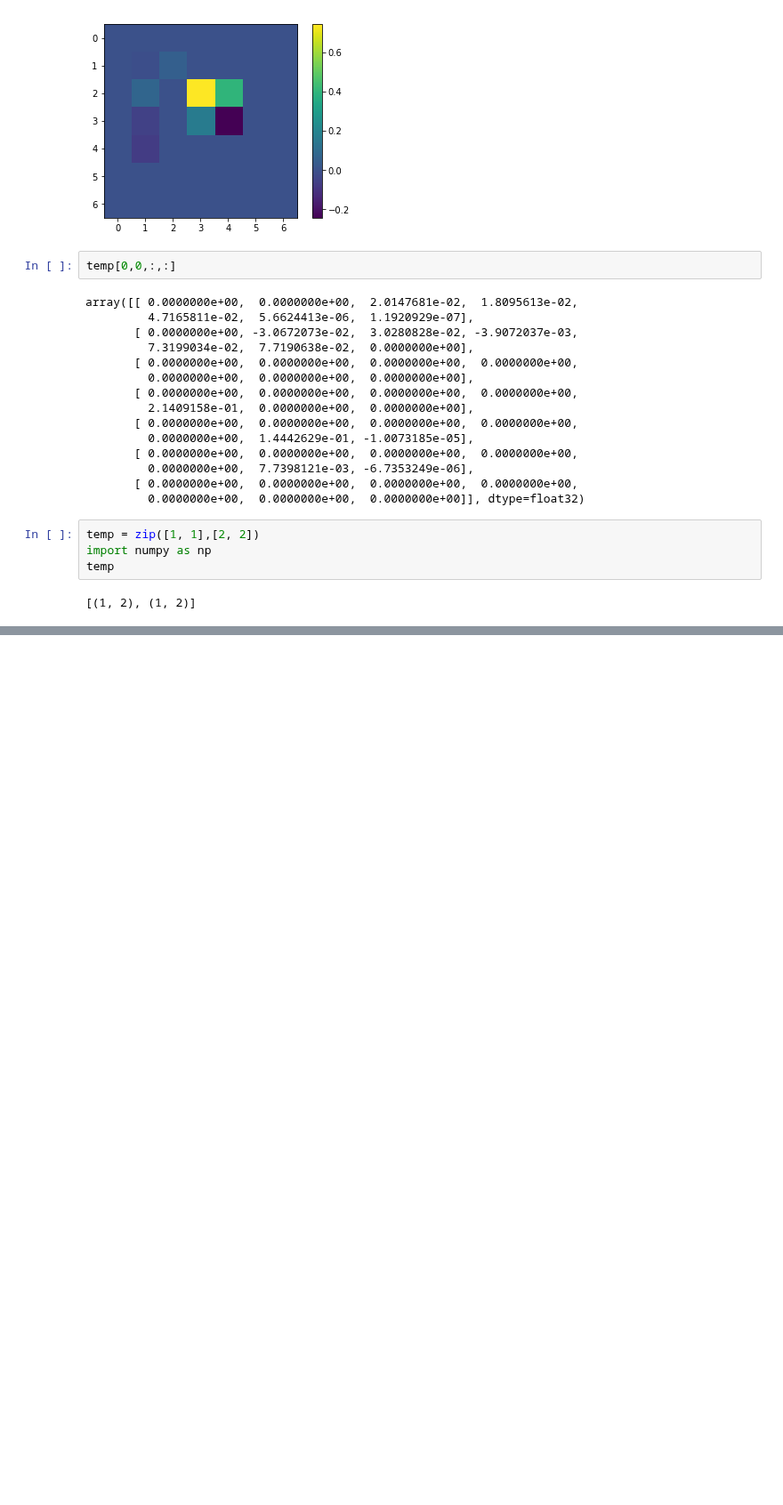
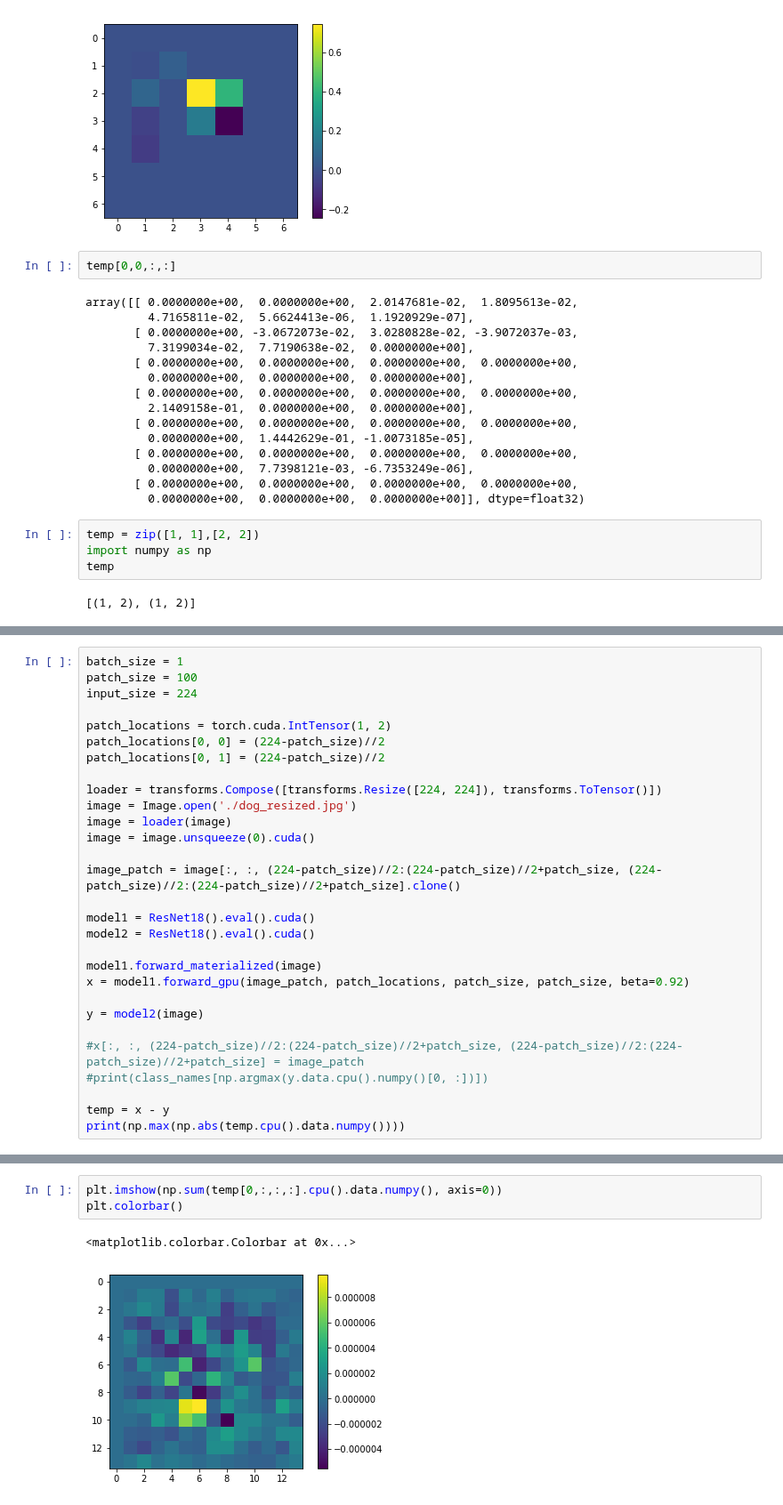
Before and after one commit to xil222/krypton, a Jupyter notebook: code/python/Untitled.ipynb, the cells around one changed output, grey strips where cells are left out. Shown at 89% size. Drawn from its saved outputs; the diff is of its cells as text; blank space fills up the shorter version.

```diff
--- a/code/python/Untitled.ipynb
+++ b/code/python/Untitled.ipynb
@@ -120,0 +141,29 @@ np.array(temp).tolist()
+# %%
+batch_size = 1
+patch_size = 100
+input_size = 224
+
+patch_locations = torch.cuda.IntTensor(1, 2)
+patch_locations[0, 0] = (224-patch_size)//2
+patch_locations[0, 1] = (224-patch_size)//2
+
+loader = transforms.Compose([transforms.Resize([224, 224]), transforms.ToTensor()])
+image = Image.open('./dog_resized.jpg')
+image = loader(image)
+image = image.unsqueeze(0).cuda()
+
+image_patch = image[:, :, (224-patch_size)//2:(224-patch_size)//2+patch_size, (224-patch_size)//2:(224-patch_size)//2+patch_size].clone()
+
+model1 = ResNet18().eval().cuda()
+model2 = ResNet18().eval().cuda()
+
+model1.forward_materialized(image)
+x = model1.forward_gpu(image_patch, patch_locations, patch_size, patch_size, beta=0.92)
+
+y = model2(image)
+
+#x[:, :, (224-patch_size)//2:(224-patch_size)//2+patch_size, (224-patch_size)//2:(224-patch_size)//2+patch_size] = image_patch
+#print(class_names[np.argmax(y.data.cpu().numpy()[0, :])])
+
+temp = x - y
+print(np.max(np.abs(temp.cpu().data.numpy())))
@@ -120,0 +188,6 @@ np.array(temp).tolist()
+# %%
+plt.imshow(np.sum(temp[0,:,:,:].cpu().data.numpy(), axis=0))
+plt.colorbar()
+# %% [output]
+<matplotlib.colorbar.Colorbar at 0x...>
+[figure, added]
```
Also changed, not shown: parts of 6 cells of this notebook, 12 other files.
